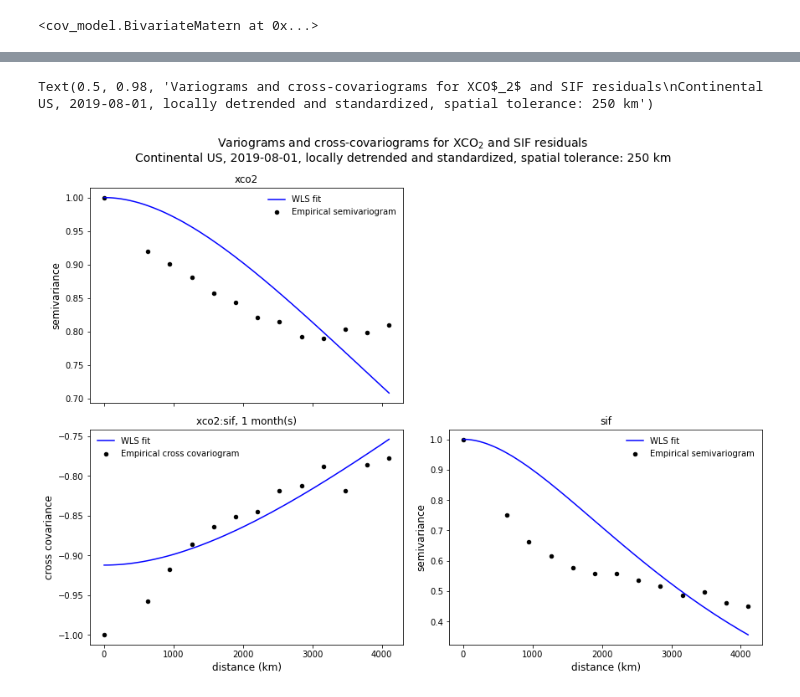
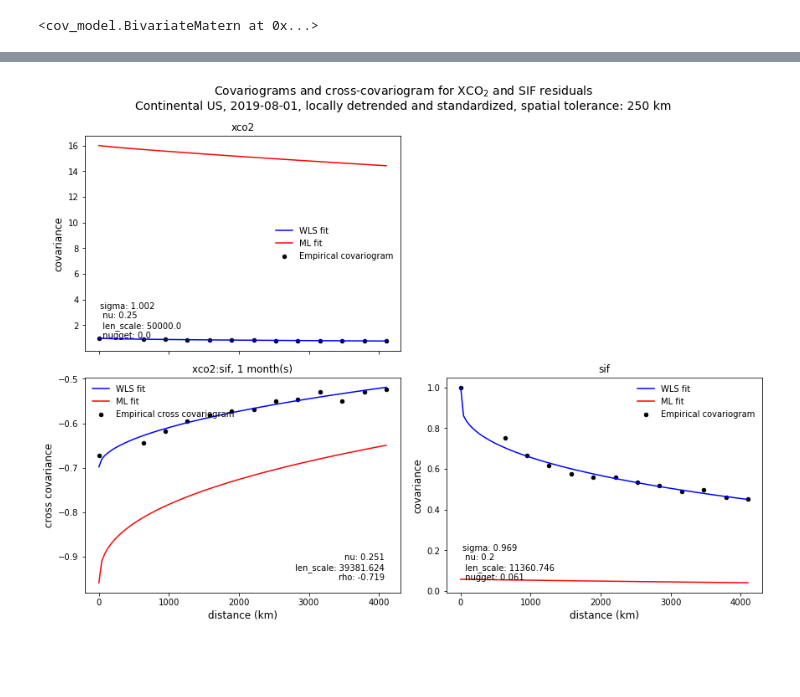
Before and after one commit to 91Mrwu/sif-xco2-cokriging, a Jupyter notebook: research/cokriging_conus.ipynb, the cells around one changed output, grey strips where cells are left out. Drawn from its saved outputs; the diff is of its cells as text; code cells hidden in the pictures; blank space fills up the shorter version.

```diff
--- a/research/cokriging_conus.ipynb
+++ b/research/cokriging_conus.ipynb
@@ -112,6 +108,6 @@ model.get_params()
 # %%
 names = [mf.field_1.data_name, "", mf.field_2.data_name]
-names[1] = f"{names[0]}:{names[2]}_back"
+names[1] = f"{names[0]}:{names[2]}"
 
 guess = np.hstack([params[name] for name in names])
 guess
@@ -141,47 +142,54 @@ mle_params
  0.0]
 # %%
-vario_res["xco2"]["mle_fit"] = vgm.matern_vario(vario_res["xco2"]["lag"], *mle_params[:3])
-vario_res["xco2:sif_back"]["mle_fit"] = vgm.matern_cross_cov(vario_res["xco2:sif_back"]["lag"], [mle_params[0], mle_params[5]], *mle_params[3:5])
-vario_res["sif"]["mle_fit"] = vgm.matern_vario(vario_res["sif"]["lag"], *mle_params[5:])
+vario_res["xco2"]["mle_fit"] = vgm.matern_cov(vario_res["xco2"]["lag"], *mle_params[:4])
+vario_res["xco2:sif"]["mle_fit"] = vgm.matern_cross_cov(vario_res["xco2:sif"]["lag"], [mle_params[0], mle_params[7]], *mle_params[4:7])
+vario_res["sif"]["mle_fit"] = vgm.matern_cov(vario_res["sif"]["lag"], *mle_params[7:])
+# %%
+def param_labels(params, normalized=False, cross=False):
+    p = np.round_(params, decimals=3)
+    if cross:
+        return f"nu: {p[0]}\nlen_scale: {p[1]}\nrho: {p[2]}"
+    elif normalized:
+        return f"nu: {p[0]}\nlen_scale: {p[1]}"
+    else:
+        return f"sigma: {p[0]}\n nu: {p[1]}\n len_scale: {p[2]}\n nugget: {p[3]}"
 # %%
 var_names = ["xco2", "sif"]
-cross_names = ["xco2:sif"]
+cross_name = "xco2:sif"
 
 fig, ax = plt.subplots(2, 2, figsize=(12, 9), constrained_layout=True, sharex=True)
 ax[0, 1].axis("off")
 
 for i, var in enumerate(var_names):
     df = vario_res[var]
-    df.plot(x="lag", y=var, kind="scatter", color="black", ax=ax[i, i], label="Empirical semivariogram")
+    df.plot(x="lag", y=var, kind="scatter", color="black", ax=ax[i, i], label="Empirical covariogram")
     df.dropna(subset=["wls_fit"]).sort_values("lag").plot(x="lag", y="wls_fit", kind="line", color="blue", ax=ax[i, i], label="WLS fit")
-#     df.plot(x="lag", y="mle_fit", kind="line", color="red", ax=ax[i, i], label="ML fit")
-    lim = df[var].max()
-#     ax[i, i].set_ylim([0, lim+0.1*lim])
+    df.sort_values("lag").plot(x="lag", y="mle_fit", kind="line", color="red", ax=ax[i, i], label="ML fit")
     ax[i, i].set_title(var, fontsize=12)
-    ax[i, i].set_ylabel("semivariance", fontsize=12)
+    ax[i, i].set_ylabel("covariance", fontsize=12)
     ax[i, i].set_xlabel("distance (km)", fontsize=12)
-#     ax[i, i].text(0.95, 0.05, param_labels(params_fit[var]), transform=ax[i, i].transAxes, ha="right", va="bottom")
+    ax[i, i].text(0.05, 0.05, param_labels(params[var], normalized=normalized), transform=ax[i, i].transAxes, ha="left", va="bottom")
     ax[i, i].legend(frameon=False)
 
-for i, cross in enumerate(cross_names):
-    df = vario_res[cross]
-    df.plot(x="lag", y="xco2:sif", kind="scatter", color="black", ax=ax[1-i, i], label="Empirical cross covariogram")
-    df.dropna(subset=["wls_fit"]).sort_values("lag").plot(x="lag", y="wls_fit", kind="line", color="blue", ax=ax[1-i, i], label="WLS fit")
-    ax[1-i, i].set_title(cross + f", {np.abs(timedelta)} month(s)", fontsize=12)
-    if i == 0:
-#         df.plot(x="lag", y="mle_fit", kind="line", color="red", ax=ax[1-i, i], label="ML fit")
-#         ax[1-i, i].text(0.95, 0.05, param_labels(params_fit[cross], cross=True), transform=ax[1-i, i].transAxes, ha="right", va="bottom")
-        ax[1-i, i].legend(loc="upper left", frameon=False)
-#     else:
-#         ax[1-i, i].text(0.05, 0.05, param_labels(params_fit[cross], cross=True), transform=ax[1-i, i].transAxes, ha="left", va="bottom")
-#         ax[1-i, i].legend(loc="upper right", frameon=False)
-    ax[1-i, i].set_ylabel("cross covariance", fontsize=12)
-    ax[1-i, i].set_xlabel("distance (km)", fontsize=12)
+df = vario_res[cross_name]
+df.plot(x="lag", y="xco2:sif", kind="scatter", color="black", ax=ax[1, 0], label="Empirical cross covariogram")
+df.dropna(subset=["wls_fit"]).sort_values("lag").plot(x="lag", y="wls_fit", kind="line", color="blue", ax=ax[1, 0], label="WLS fit")
+ax[1, 0].set_title(cross_name + f", {np.abs(timedelta)} month(s)", fontsize=12)
 
-fig.suptitle("Variograms and cross-covariograms for XCO$_2$ and SIF residuals\n"+
-             f"Continental US, {timestamp}, locally detrended and standardized, spatial tolerance: {tol} km", fontsize=14)
+df.sort_values("lag").plot(x="lag", y="mle_fit", kind="line", color="red", ax=ax[1, 0], label="ML fit")
+ax[1, 0].text(0.95, 0.05, param_labels(params[cross_name], cross=True), transform=ax[1, 0].transAxes, ha="right", va="bottom")
+ax[1, 0].legend(loc="upper left", frameon=False)
 
-# fig.savefig(f"../plots/vario_analysis_conUS_{timestamp}_{np.abs(timedelta)}M_{tol}km.png", dpi=100);
+ax[1, 0].set_ylabel("cross covariance", fontsize=12)
+ax[1, 0].set_xlabel("distance (km)", fontsize=12)
+
+if normalized:
+    fig.suptitle("Correlogram and cross-correlogram for XCO$_2$ and SIF residuals\n"+
+                 f"Continental US, {timestamp}, locally detrended and standardized, spatial tolerance: {tol} km", fontsize=14)
+    fig.savefig(f"../plots/correlograms_conUS_{timestamp}_{np.abs(timedelta)}M_{tol}km.png", dpi=100);
+else:
+    fig.suptitle("Covariograms and cross-covariogram for XCO$_2$ and SIF residuals\n"+
+                 f"Continental US, {timestamp}, locally detrended and standardized, spatial tolerance: {tol} km", fontsize=14)
+    fig.savefig(f"../plots/covariograms_conUS_{timestamp}_{np.abs(timedelta)}M_{tol}km.png", dpi=100);
 # %% [output]
-Text(0.5, 0.98, 'Variograms and cross-covariograms for XCO$_2$ and SIF residuals\nContinental US, 2019-08-01, locally detrended and standardized, spatial tolerance: 250 km')
-[figure, old version]
+[figure, new version]
```
Also changed, not shown: parts of 10 cells of this notebook, 3 other files.
